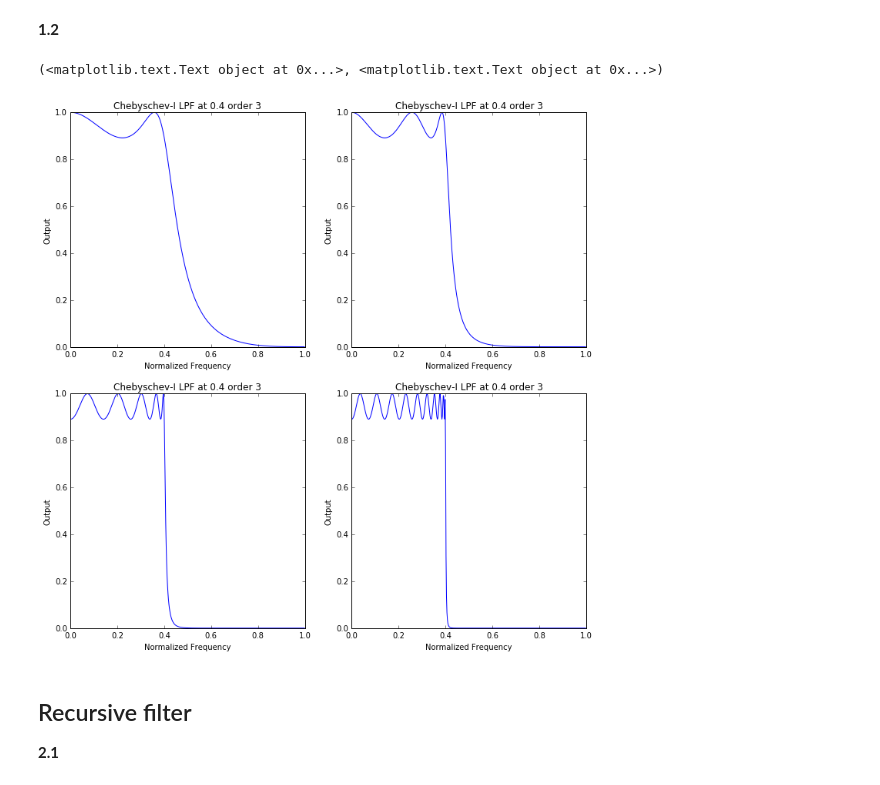
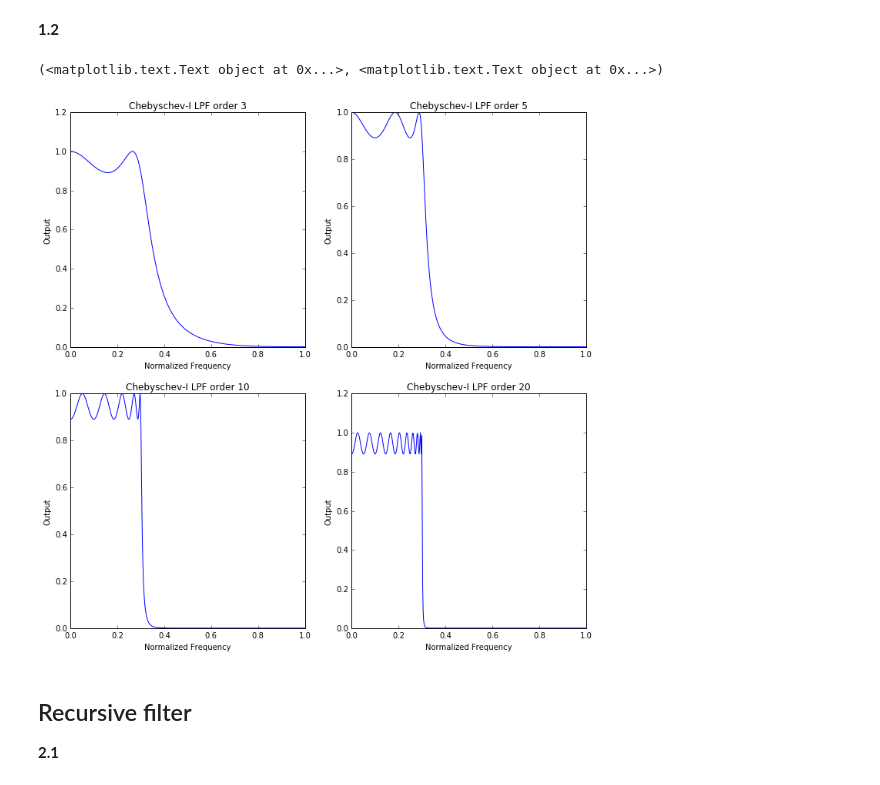
Before and after one commit to lkolezhuk/DSP-TP-1617, a Jupyter notebook: Lab6-7/python/Lab67.ipynb, the cells around one changed output. Cells and saved outputs as stored; diff of their text form; code cells hidden in the pictures.

```diff
--- a/Lab6-7/python/Lab67.ipynb
+++ b/Lab6-7/python/Lab67.ipynb
@@ -130,48 +137,49 @@ plt.ylabel('dB'), plt.xlabel('Normalized Frequency')
 # %% [markdown]
 **1.2**
 # %%
-#Chebyschev!
+#Chebyschev for different orders
 filter_order = [3, 5, 10, 20]
-w_cutoff = 0.4
-w_pass = 0.7
+w_cutoff = 0.3
+w_pass = 0.8
 max_ripple_db = 1.0
 
-#lowpass’, ‘highpass’, ‘bandpass’, ‘bandstop’
+
 cheb_b1, cheb_a1 = signal.cheby1(filter_order[0], max_ripple_db, w_cutoff, btype='lowpass')
 cheb_w1, cheb_h1 = signal.freqz(cheb_b1, cheb_a1)
+
 
 cheb_b2, cheb_a2 = signal.cheby1(filter_order[1], max_ripple_db, w_cutoff, btype='lowpass')
 cheb_w2, cheb_h2 = signal.freqz(cheb_b2, cheb_a2)
 
 cheb_b3, cheb_a3 = signal.cheby1(filter_order[2], max_ripple_db, w_cutoff, btype='lowpass')
 cheb_w3, cheb_h3 = signal.freqz(cheb_b3, cheb_a3)
 
 cheb_b4, cheb_a4 = signal.cheby1(filter_order[3], max_ripple_db, w_cutoff, btype='lowpass')
 cheb_w4, cheb_h4 = signal.freqz(cheb_b4, cheb_a4)
 
 plt.figure(figsize=(12,12))
 plt.subplot(2,2,1)
-plt.title('Chebyschev-I LPF at 0.4 order ' + str(filter_order[0]))
+plt.title('Chebyschev-I LPF order ' + str(filter_order[0]))
 plt.plot(cheb_w1/np.pi, np.abs(cheb_h1))
 plt.ylabel('Output'), plt.xlabel('Normalized Frequency')
 
 plt.subplot(2,2,2)
-plt.title('Chebyschev-I LPF at 0.4 order ' + str(filter_order[0]))
+plt.title('Chebyschev-I LPF order ' + str(filter_order[1]))
 plt.plot(cheb_w2/np.pi, np.abs(cheb_h2))
 plt.ylabel('Output'), plt.xlabel('Normalized Frequency')
 
 plt.subplot(2,2,3)
-plt.title('Chebyschev-I LPF at 0.4 order ' + str(filter_order[0]))
+plt.title('Chebyschev-I LPF order ' + str(filter_order[2]))
 plt.plot(cheb_w3/np.pi, np.abs(cheb_h3))
 plt.ylabel('Output'), plt.xlabel('Normalized Frequency')
 
 plt.subplot(2,2,4)
-plt.title('Chebyschev-I LPF at 0.4 order ' + str(filter_order[0]))
+plt.title('Chebyschev-I LPF order ' + str(filter_order[3]))
 plt.plot(cheb_w4/np.pi, np.abs(cheb_h4))
 plt.ylabel('Output'), plt.xlabel('Normalized Frequency')
 # %% [output]
 (<matplotlib.text.Text object at 0x...>, <matplotlib.text.Text object at 0x...>)
-[figure, old version]
+[figure, new version]
 # %% [markdown]
 ## Recursive filter
 
```
Also changed, not shown: parts of 14 cells of this notebook.
